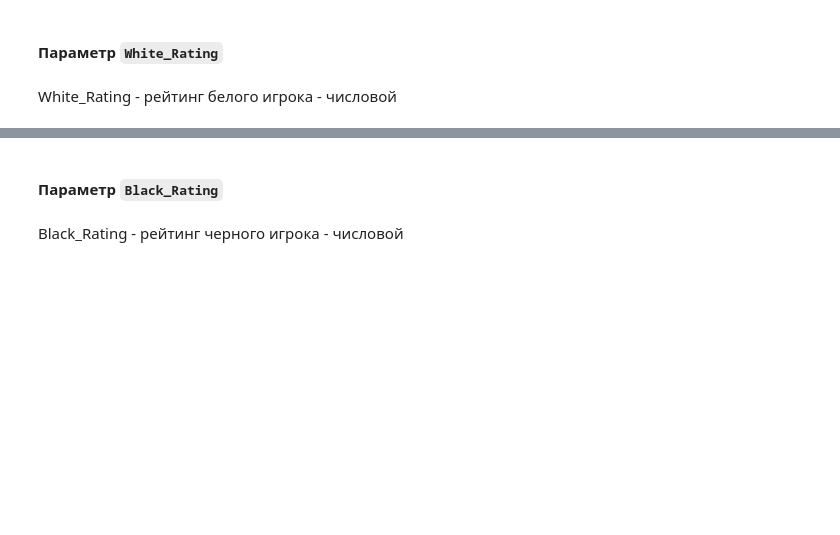
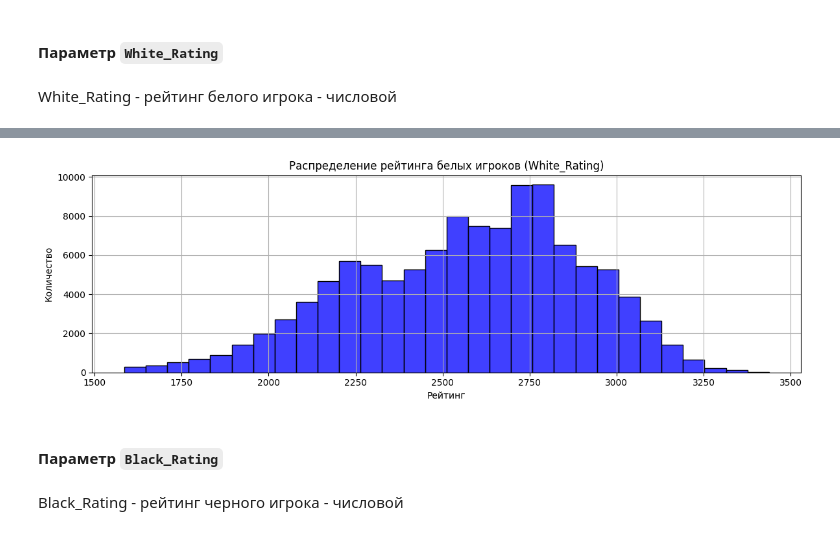
Before and after one commit to Alisa-Shikanyan/ABD-3-chess, a Jupyter notebook: EDA.ipynb, the cells around one changed output, grey strips where cells are left out. Drawn from its saved outputs; the diff is of its cells as text; code cells hidden in the pictures; blank space fills up the shorter version.

```diff
--- a/EDA.ipynb
+++ b/EDA.ipynb
@@ -589,3 +601,25 @@ White_Rating - рейтинг белого игрока - числовой
+# %%
+Q1_white_rating = df['White_Rating'].quantile(0.25)
+Q3_white_rating = df['White_Rating'].quantile(0.75)
+IQR_white_rating = Q3_white_rating - Q1_white_rating
+
+lower_bound_white_rating = Q1_white_rating - 1.5 * IQR_white_rating
+upper_bound_white_rating = Q3_white_rating + 1.5 * IQR_white_rating
+
+df = df[(df['White_Rating'] >= lower_bound_white_rating) &
+                              (df['White_Rating'] <= upper_bound_white_rating)].reset_index(drop=True)
+# %%
+plt.figure(figsize=(12, 4))
+sns.histplot(data=df, x='White_Rating', bins=30, color='blue')
+
+plt.title('Распределение рейтинга белых игроков (White_Rating)')
+plt.xlabel('Рейтинг')
+plt.ylabel('Количество')
+plt.grid(True)
+plt.tight_layout()
+plt.show()
+# %% [output]
+[figure, added]
 # %% [markdown]
 #### Параметр `Black_Rating`
 # %% [markdown]
```
Also changed, not shown: parts of 7 cells of this notebook.
